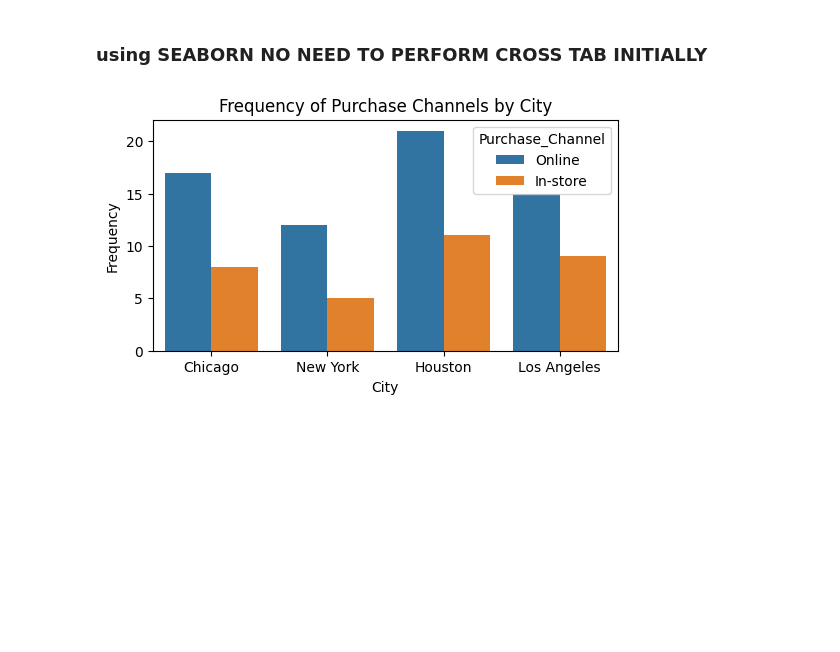
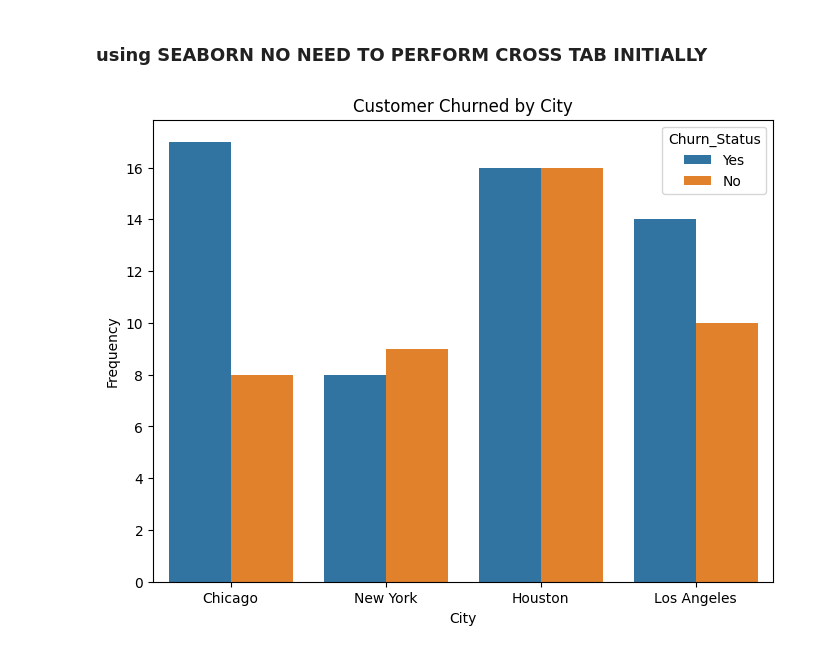
Before and after one commit to ABBAS-37405/PYTHON-AND-DATA-SCIENCE, a Jupyter notebook: dataclean.ipynb, the cells around one changed output. Drawn from its saved outputs; the diff is of its cells as text; code cells hidden in the pictures; blank space fills up the shorter version.

```diff
--- a/dataclean.ipynb
+++ b/dataclean.ipynb
@@ -523,11 +521,11 @@ plt.show()
 # %% [markdown]
 ### using SEABORN NO NEED TO PERFORM CROSS TAB INITIALLY
 # %%
-plt.figure(figsize=(6,3))
-sns.countplot(x='City',hue='Purchase_Channel',data=final_data)
+plt.figure(figsize=(8,6))
+sns.countplot(x='City', hue='Churn_Status', data=final_data)
 plt.xlabel('City')
 plt.ylabel('Frequency')
-plt.title('Frequency of Purchase Channels by City')
+plt.title('Customer Churned by City')
 plt.show()
 # %% [output]
-[figure, old version]
+[figure, new version]
```
Also changed, not shown: parts of 2 cells of this notebook.
